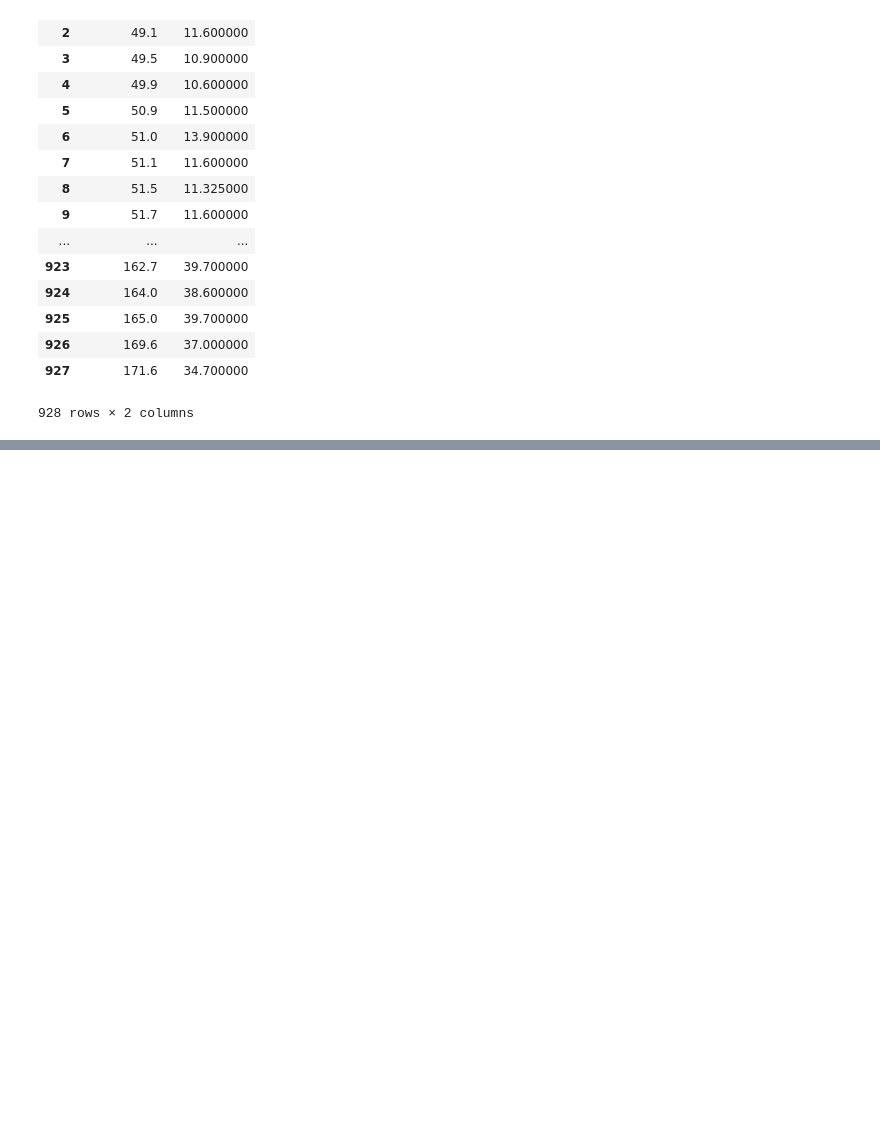
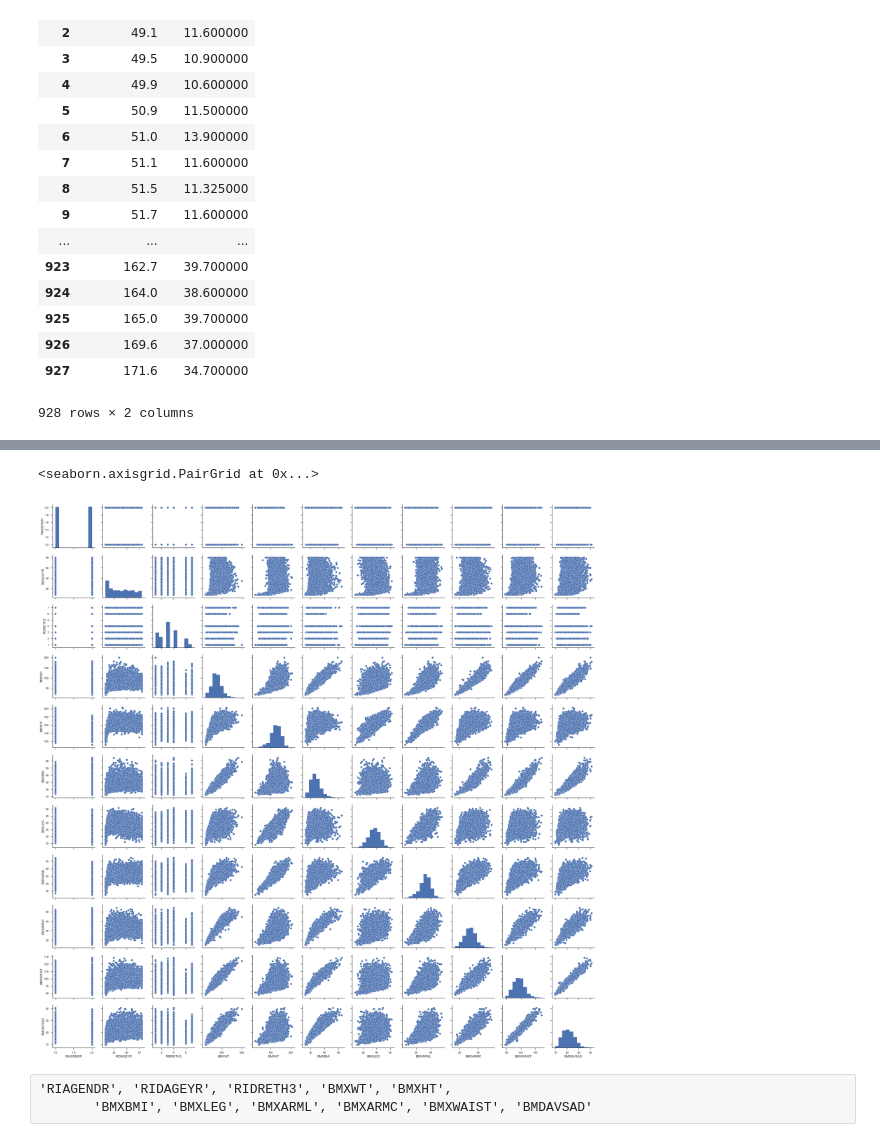
Before and after one commit to sakurascrawler/GA_DS5_sakurascrawler_NHANES_Git, a Jupyter notebook: NHANES Body Fat Visualization.ipynb, the cells around one changed output, grey strips where cells are left out. Cells and saved outputs as stored; diff of their text form; code cells hidden in the pictures; blank space fills up the shorter version.

```diff
--- a/NHANES Body Fat Visualization.ipynb
+++ b/NHANES Body Fat Visualization.ipynb
@@ -595,0 +368,16 @@ print("Training complete")
+# %%
+# pairplot of data
+
+merge_df_seqn = merge_df.drop(['SEQN'
+                     ], axis=1)
+
+sns.set(style="ticks")
+
+df = merge_df_seqn
+sns.pairplot(df)
+# %% [output]
+<seaborn.axisgrid.PairGrid at 0x...>
+[figure, added]
+# %% [raw]
+'RIAGENDR', 'RIDAGEYR', 'RIDRETH3', 'BMXWT', 'BMXHT',
+       'BMXBMI', 'BMXLEG', 'BMXARML', 'BMXARMC', 'BMXWAIST', 'BMDAVSAD'
```
Also changed, not shown: parts of 65 cells of this notebook, 1 other file.
